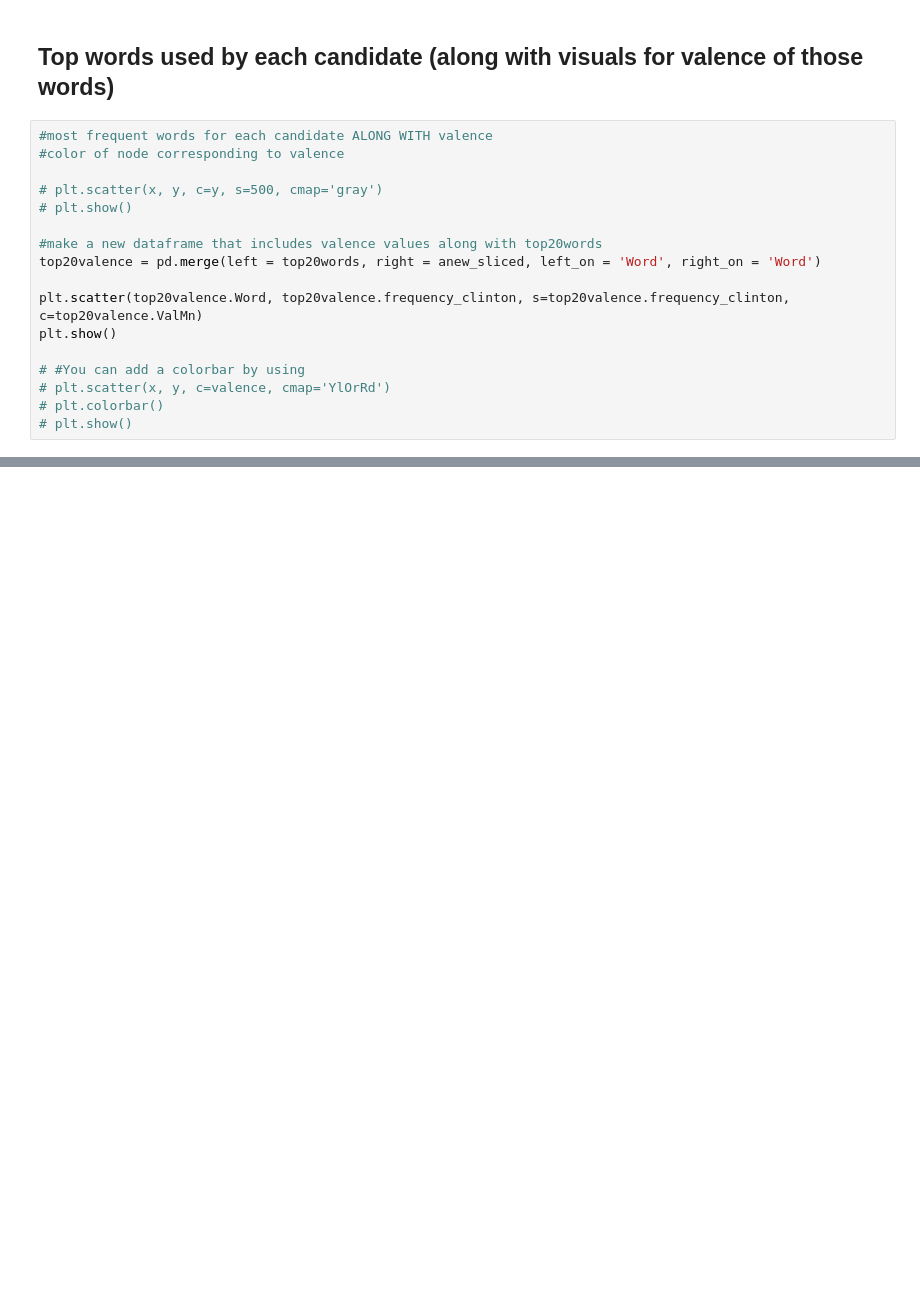
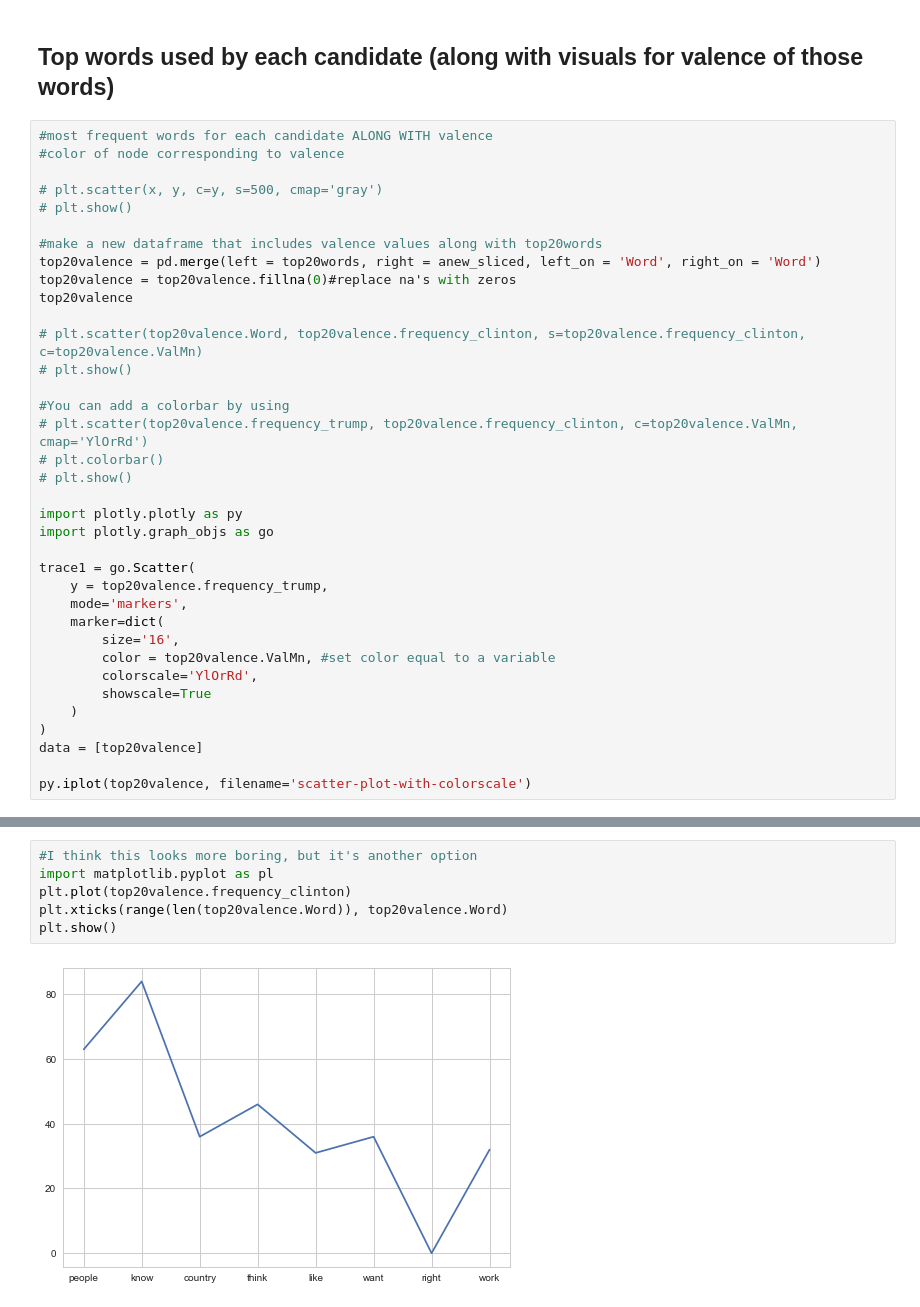
Before and after one commit to peachypunk/NLTK_Final_Project, a Jupyter notebook: nltk politics final code.ipynb, the cells around one changed output, grey strips where cells are left out. Saved outputs shown, nothing was run; the diff lists cells and outputs as text; blank space fills up the shorter version.

Commit message:
the magnum opus of graphs

```diff
--- a/nltk politics final code.ipynb
+++ b/nltk politics final code.ipynb
@@ -346,12 +346,31 @@ sns.despine(left=True, bottom=True)
 
 #make a new dataframe that includes valence values along with top20words
 top20valence = pd.merge(left = top20words, right = anew_sliced, left_on = 'Word', right_on = 'Word')
+top20valence = top20valence.fillna(0)#replace na's with zeros
+top20valence
 
-plt.scatter(top20valence.Word, top20valence.frequency_clinton, s=top20valence.frequency_clinton, c=top20valence.ValMn)
-plt.show()
+# plt.scatter(top20valence.Word, top20valence.frequency_clinton, s=top20valence.frequency_clinton, c=top20valence.ValMn)
+# plt.show()
 
-# #You can add a colorbar by using
-# plt.scatter(x, y, c=valence, cmap='YlOrRd')
+#You can add a colorbar by using
+# plt.scatter(top20valence.frequency_trump, top20valence.frequency_clinton, c=top20valence.ValMn, cmap='YlOrRd')
 # plt.colorbar()
 # plt.show()
+
+import plotly.plotly as py
+import plotly.graph_objs as go
+
+trace1 = go.Scatter(
+    y = top20valence.frequency_trump,
+    mode='markers',
+    marker=dict(
+        size='16',
+        color = top20valence.ValMn, #set color equal to a variable
+        colorscale='YlOrRd',
+        showscale=True
+    )
+)
+data = [top20valence]
+
+py.iplot(top20valence, filename='scatter-plot-with-colorscale')
 # %% [output]
@@ -372,0 +455,8 @@ text3.count("smote")
+# %%
+#I think this looks more boring, but it's another option
+import matplotlib.pyplot as pl
+plt.plot(top20valence.frequency_clinton)
+plt.xticks(range(len(top20valence.Word)), top20valence.Word)
+plt.show()
+# %% [output]
+[figure, added]
```
Also changed, not shown: parts of 4 cells of this notebook.
